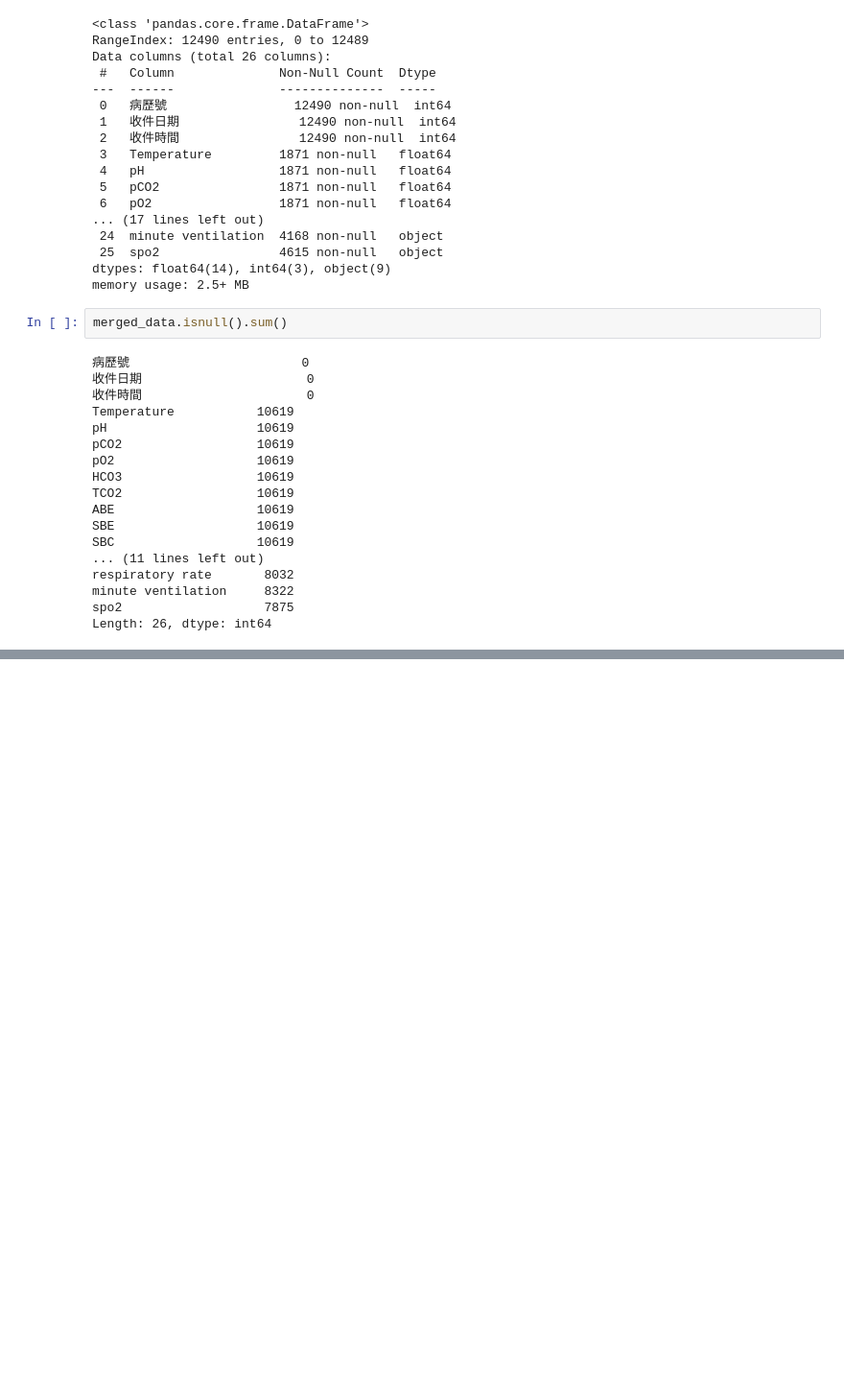
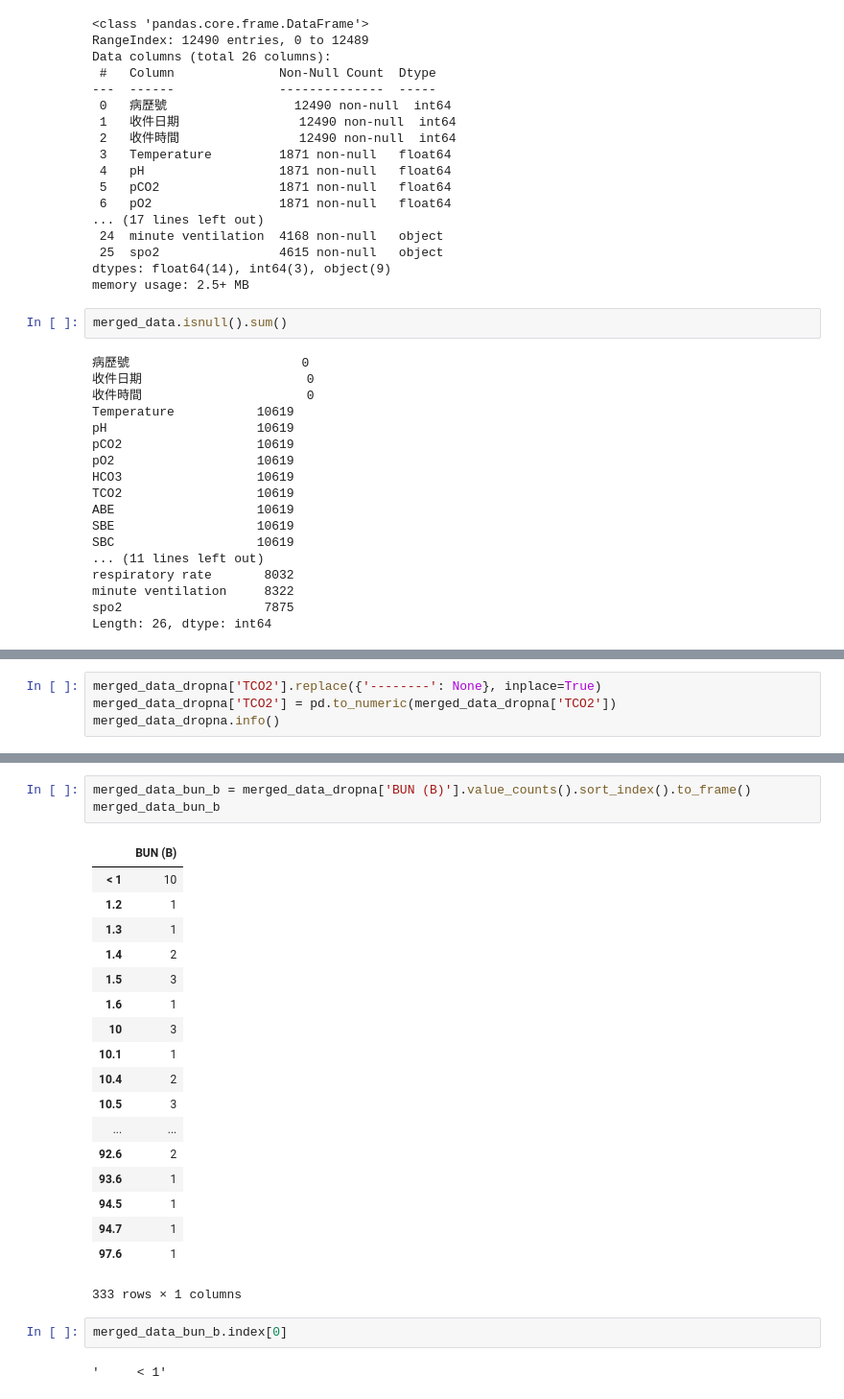
Before and after one commit to yungshun317/sklearn-aftygh-respiratory-therapy, a Jupyter notebook: aftygh_respiratory_therapy.ipynb, the cells around one changed output, grey strips where cells are left out. Shown at 96% size. Cells and saved outputs as stored; diff of their text form; blank space fills up the shorter version.

```diff
--- a/aftygh_respiratory_therapy.ipynb
+++ b/aftygh_respiratory_therapy.ipynb
@@ -129,0 +115,4 @@ memory usage: 394.7+ KB
+# %%
+merged_data_dropna['TCO2'].replace({'--------': None}, inplace=True)
+merged_data_dropna['TCO2'] = pd.to_numeric(merged_data_dropna['TCO2'])
+merged_data_dropna.info()
@@ -129,0 +146,26 @@ memory usage: 394.7+ KB
+# %%
+merged_data_bun_b = merged_data_dropna['BUN (B)'].value_counts().sort_index().to_frame()
+merged_data_bun_b
+# %% [output]
+|  | BUN (B) |
+| < 1 | 10 |
+| 1.2 | 1 |
+| 1.3 | 1 |
+| 1.4 | 2 |
+| 1.5 | 3 |
+| 1.6 | 1 |
+| 10 | 3 |
+| 10.1 | 1 |
+| 10.4 | 2 |
+| 10.5 | 3 |
+| ... | ... |
+| 92.6 | 2 |
+| 93.6 | 1 |
+| 94.5 | 1 |
+| 94.7 | 1 |
+| 97.6 | 1 |
+333 rows × 1 columns
+# %%
+merged_data_bun_b.index[0]
+# %% [output]
+'     < 1'
```
Also changed, not shown: parts of 23 cells of this notebook.
